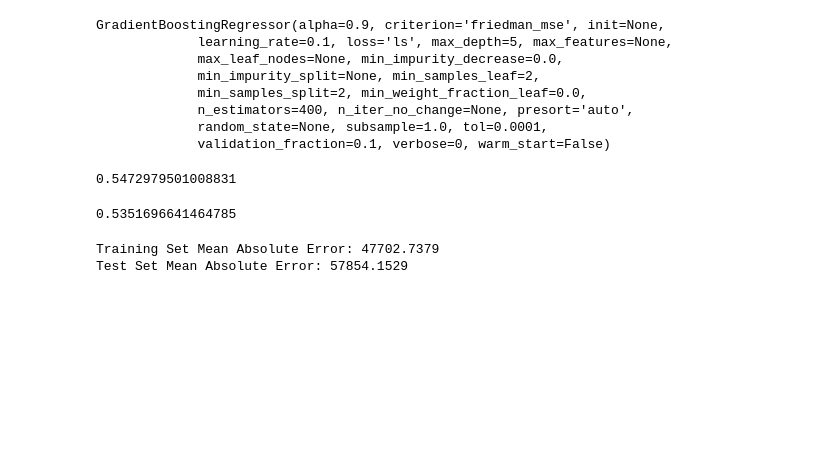
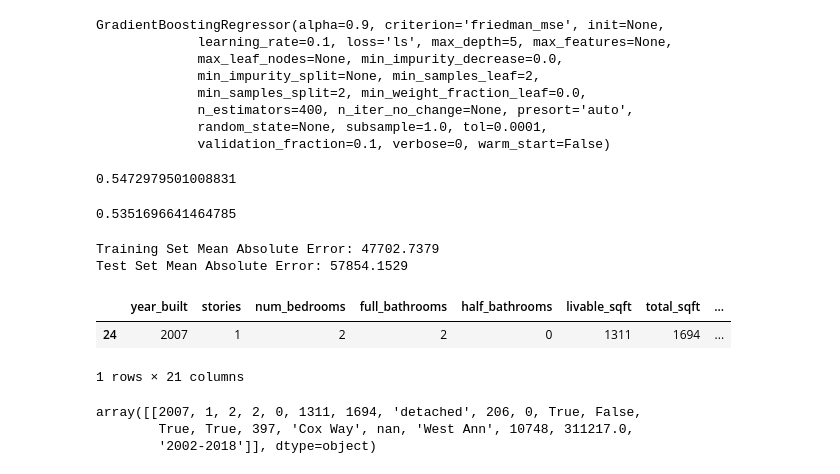
Before and after one commit to Claire56/House_value_estimate, a Jupyter notebook: DataExploration_Cleaning_testing.ipynb, the cells around one changed output. Cells and saved outputs as stored; diff of their text form; code cells hidden in the pictures; blank space fills up the shorter version.

```diff
--- a/DataExploration_Cleaning_testing.ipynb
+++ b/DataExploration_Cleaning_testing.ipynb
@@ -550,3 +550,15 @@ print("Test Set Mean Absolute Error: %.4f" % mse)
 # %% [output]
 Training Set Mean Absolute Error: 47702.7379
 Test Set Mean Absolute Error: 57854.1529
+# %%
+selected_zip_codes.head(1)
+# %% [output]
+|  | year_built | stories | num_bedrooms | full_bathrooms | half_bathrooms | livable_sqft | total_sqft | ... |
+| 24 | 2007 | 1 | 2 | 2 | 0 | 1311 | 1694 | ... |
+1 rows × 21 columns
+# %%
+selected_zip_codes.head(1).values
+# %% [output]
+array([[2007, 1, 2, 2, 0, 1311, 1694, 'detached', 206, 0, True, False,
+        True, True, 397, 'Cox Way', nan, 'West Ann', 10748, 311217.0,
+        '2002-2018']], dtype=object)
```
Also changed, not shown: 5 other files.
